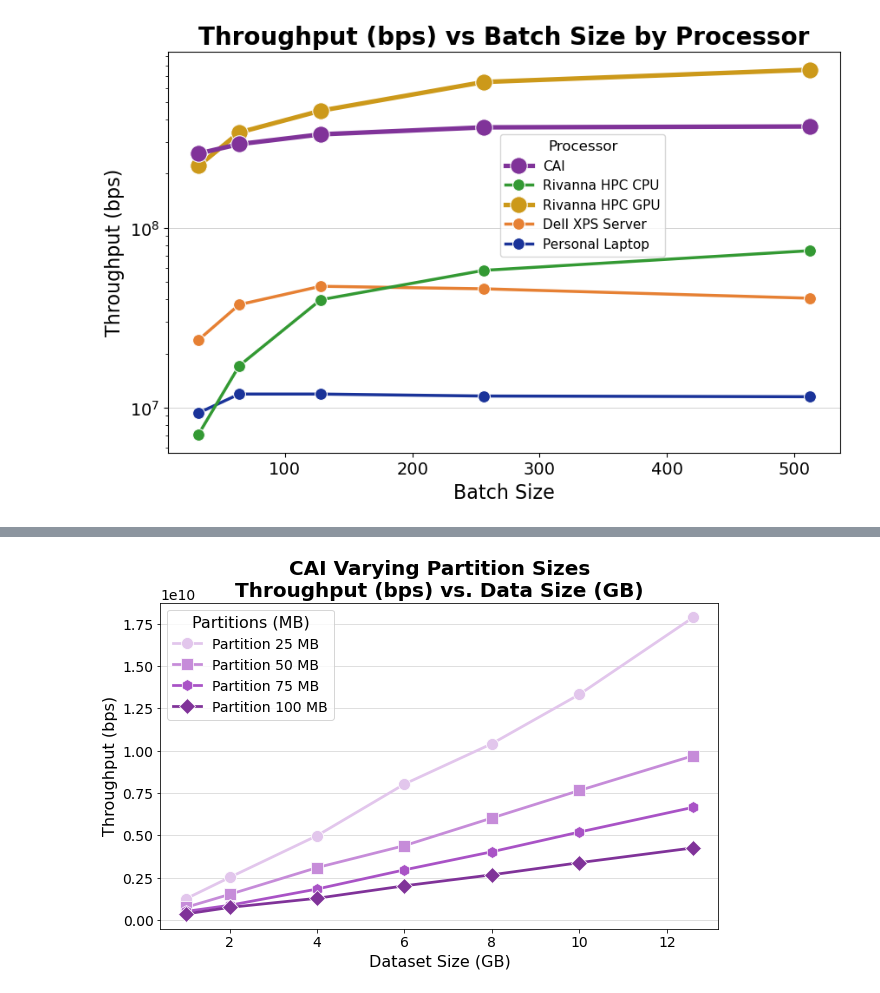
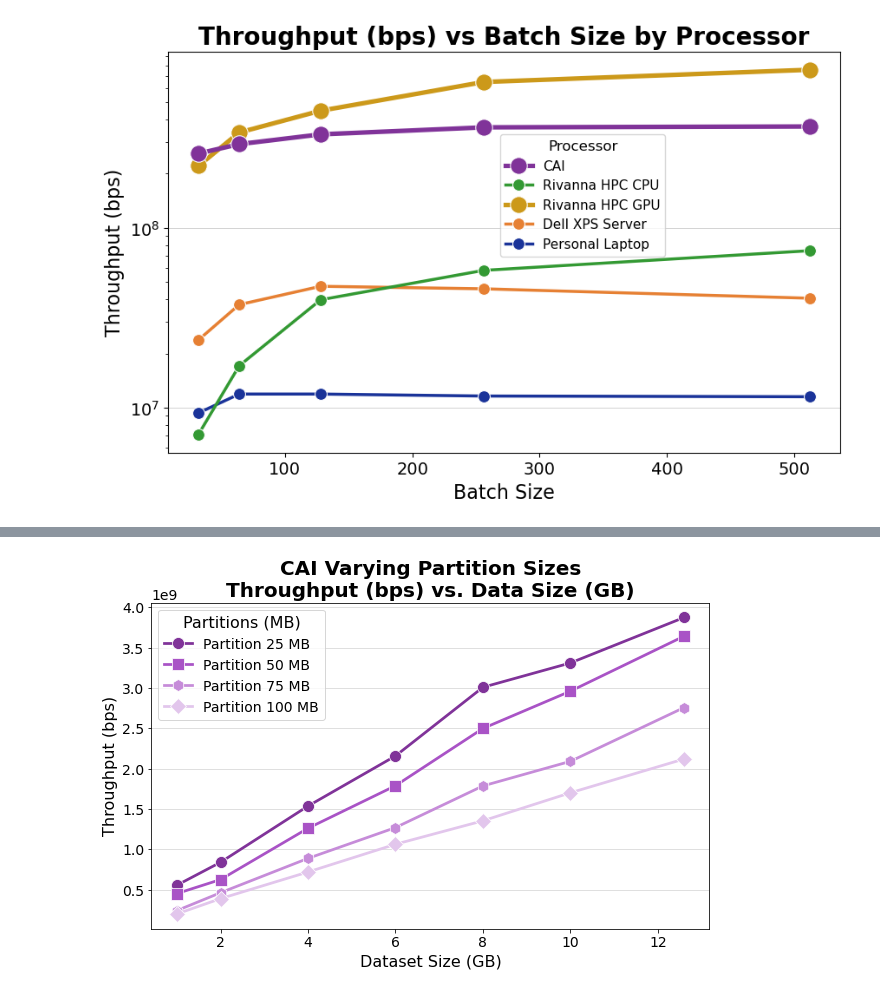
Before and after one commit to mstaylor/AI-for-Astronomy, a Jupyter notebook: code/Anomaly Detection/Plots/CosmicAIPlots.ipynb, the cells around one changed output, grey strips where cells are left out. Cells and saved outputs as stored; diff of their text form; code cells hidden in the pictures.

```diff
--- a/code/Anomaly Detection/Plots/CosmicAIPlots.ipynb
+++ b/code/Anomaly Detection/Plots/CosmicAIPlots.ipynb
@@ -429,7 +429,7 @@ plt.savefig("batchsize_throughput.png")
 # %% [output]
 [figure]
 # %%
-df = pd.read_csv('../../../aws/results/result_stats.csv')
+df = pd.read_csv('../../../aws/results/result_stats_adjusted.csv')
 data_sizes = ['1GB', '2GB', '4GB', '6GB', '8GB','10GB', 'total']
 data_sizes_num = [1, 2, 4, 6, 8, 10, 12.6]
 
@@ -462,11 +462,11 @@ def adjust_lightness(color, amount=1):
     return colorsys.hls_to_rgb(hls_color[0], lightness, hls_color[2])
 
 # Generate slightly different shades of purple
-unique_partitions = df['partition(MB)'].unique()
+unique_partitions = df['partition (MB)'].unique()
 num_partitions = len(unique_partitions)
 
 # Generate purple palette with slight variations in lightness
-purple_palette = [adjust_lightness(base_purple, amount=0.15 * i) for i in range(num_partitions)][::-1]
+purple_palette = [adjust_lightness(base_purple, amount=0.15 * i) for i in range(num_partitions)]
 partition_color_map = dict(zip(unique_partitions, purple_palette))
 
 # Set up the plot
@@ -474,11 +474,11 @@ plt.figure(figsize=(10, 6))
 
 # Plot each partition with its respective color
 for index, (partition, color) in enumerate(partition_color_map.items()):
-    partition_data = df[df['partition(MB)'] == partition]
+    partition_data = df[df['partition (MB)'] == partition]
     sns.lineplot(
         data=partition_data,
-        x='data(GB)',
-        y='total_cpu_time (seconds)',
+        x='data (GB)',
+        y='inference_duration (s)',
         label=f'Partition {partition} MB',
         marker=markers[index % len(markers)],
         linewidth=2.75,
@@ -522,8 +522,8 @@ plt.legend(
     fontsize=12,
     title='Partition Sizes (MB)',
     title_fontsize=14,
-    bbox_to_anchor=(0.45, 0.83),
-    # loc='center right',  # Position the legend at the bottom right corner,
+    # bbox_to_anchor=(0.45, 0.1),
+    loc='lower right',  # Position the legend at the bottom right corner,
     ncols=2
 )
 
@@ -559,11 +559,11 @@ def adjust_lightness(color, amount=0.1):
     return colorsys.hls_to_rgb(hls_color[0], lightness, hls_color[2])
 
 # Generate slightly different shades of purple
-unique_partitions = df['partition(MB)'].unique()
+unique_partitions = df['partition (MB)'].unique()
 num_partitions = len(unique_partitions)
 
 # Generate purple palette with slight variations in lightness
-purple_palette = [adjust_lightness(base_purple, amount=0.15 * i) for i in range(num_partitions)][::-1]
+purple_palette = [adjust_lightness(base_purple, amount=0.15 * i) for i in range(num_partitions)]
 partition_color_map = dict(zip(unique_partitions, purple_palette))
 
 # Set up the plot
@@ -571,10 +571,10 @@ plt.figure(figsize=(10, 6))
 
 # Plot each partition with its respective color
 for index, (partition, color) in enumerate(partition_color_map.items()):
-    partition_data = df[df['partition(MB)'] == partition]
+    partition_data = df[df['partition (MB)'] == partition]
     sns.lineplot(
         data=partition_data,
-        x='data(GB)',
+        x='data (GB)',
         y='throughput_bps',
         label=f'Partition {partition} MB',
         marker=markers[index % len(markers)],
@@ -597,31 +597,31 @@ plt.tick_params(axis='both', which='major', labelsize=14)  # Increase tick label
 # Increase the font size of scientific notation (e.g., 1E10)
 plt.gca().yaxis.get_offset_text().set_fontsize(14)
 
 plt.xlabel('Dataset Size (GB)', fontsize=16)
 plt.ylabel('Throughput (bps)', fontsize=16)
 plt.title(
     "CAI Varying Partition Sizes\nThroughput (bps) vs. Data Size (GB)",
     fontsize=20,
     fontweight='bold'
 )
 
 # Reverse the legend order and move it to the bottom-right
 handles, labels = plt.gca().get_legend_handles_labels()
 plt.legend(
     #handles=handles[::-1],  # Reverse the order of handles
     #labels=labels[::-1],    # Reverse the order of labels
     fontsize=14,
     title='Partitions (MB)',
     title_fontsize=16,
     loc='upper left',  # Position the legend in the bottom-right corner
     # bbox_to_anchor=(.97, 0.05),  # Adjust the legend position with bbox_to_anchor,
     # ncol=2
 )
 
 # Add horizontal grid lines only
 plt.grid(axis='y', color='gray', linewidth=0.5, alpha=0.5)
 
 # Save the figure
 plt.savefig("cai_throughput.jpg", dpi=200)
 # %% [output]
-[figure, old version]
+[figure, new version]
```
Also changed, not shown: parts of 2 cells of this notebook, 2 other files.
